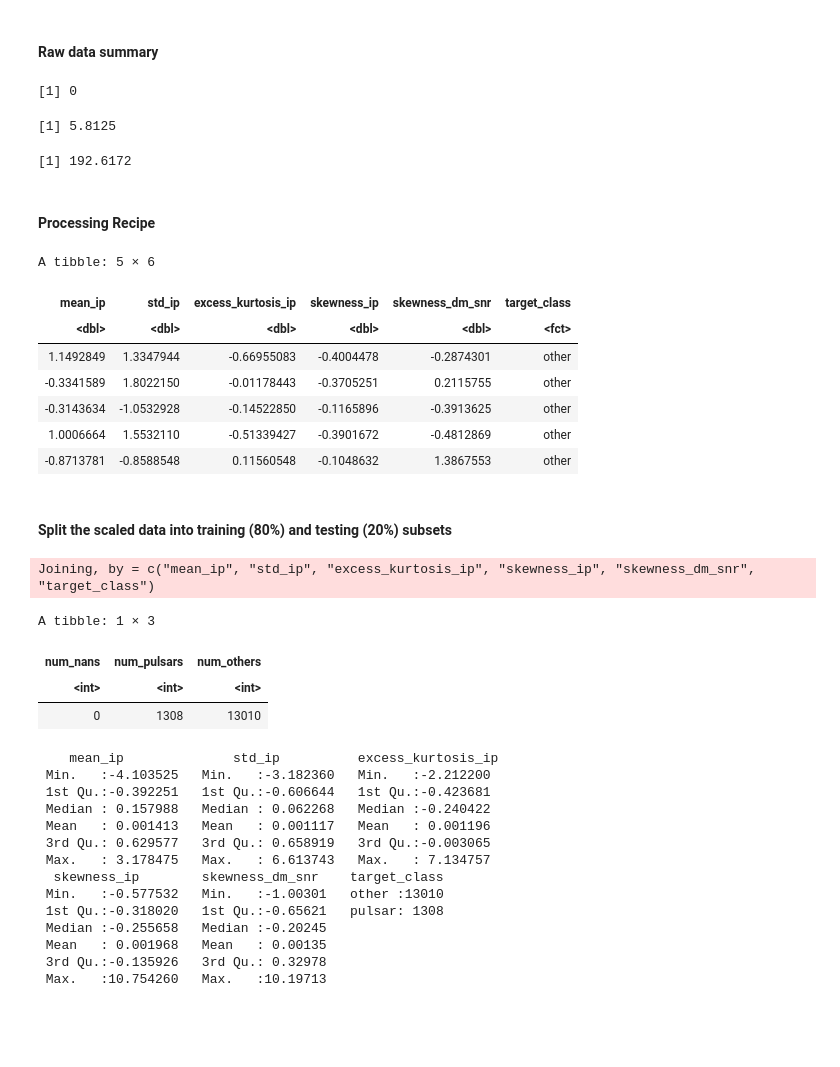
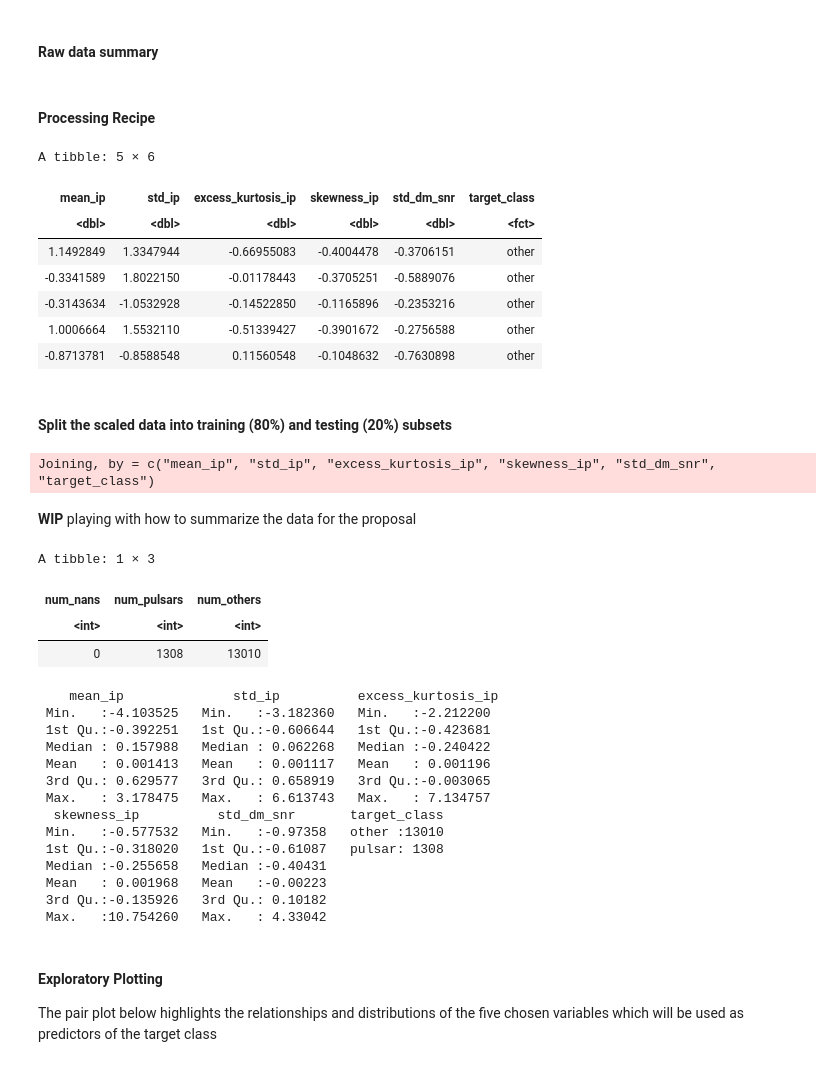
Before and after one commit to tccw/dsci100-group-project, a Jupyter notebook: group_proposal_pulsars.ipynb, the cells around one changed output. Cells and saved outputs as stored; diff of their text form; code cells hidden in the pictures; blank space fills up the shorter version.

```diff
--- a/group_proposal_pulsars.ipynb
+++ b/group_proposal_pulsars.ipynb
@@ -84,46 +84,37 @@ A tibble: 5 × 9
 | 88.72656 | 40.67223 | 0.60086608 | 1.1234917 | 1.178930 | 11.46872 | 14.269573 | ... |
 # %% [markdown]
 #### Raw data summary
-# %%
-
-sum(is.na(pulsar_data))
-min(pulsar_data %>% select(mean_ip))
-max(pulsar_data %>% select(mean_ip))
-# %% [output]
-[1] 0
-[1] 5.8125
-[1] 192.6172
 # %% [markdown]
 #### Processing Recipe
 # %%
-pulsar_recipe <- recipe(target_class ~ mean_ip + std_ip + excess_kurtosis_ip + skewness_ip + skewness_dm_snr, data = pulsar_data) %>%
+pulsar_recipe <- recipe(target_class ~ mean_ip + std_ip + excess_kurtosis_ip + skewness_ip + std_dm_snr, data = pulsar_data) %>%
                     na.omit() %>%
-                    step_scale(all_predictors()) %>%
-                    step_center(all_predictors())
+                    step_center(all_predictors()) %>%
+                    step_scale(all_predictors())
 
 pulsar_recipe_all <- recipe(target_class ~ ., data = pulsar_data) %>%
                     na.omit() %>%
                     step_scale(all_predictors()) %>%
                     step_center(all_predictors())
 
 pulsar_scaled <- pulsar_recipe %>%
                     prep() %>%
                     bake(pulsar_data)
-
+# for comparison; possibly removed in final doc
 pulsar_scaled_all <- pulsar_recipe_all %>%
                     prep() %>%
                     bake(pulsar_data)
 
 pulsar_scaled %>%  head(5)
 # %% [output]
 A tibble: 5 × 6
-| mean_ip | std_ip | excess_kurtosis_ip | skewness_ip | skewness_dm_snr | target_class |
+| mean_ip | std_ip | excess_kurtosis_ip | skewness_ip | std_dm_snr | target_class |
 | <dbl> | <dbl> | <dbl> | <dbl> | <dbl> | <fct> |
-| 1.1492849 | 1.3347944 | -0.66955083 | -0.4004478 | -0.2874301 | other |
-| -0.3341589 | 1.8022150 | -0.01178443 | -0.3705251 | 0.2115755 | other |
-| -0.3143634 | -1.0532928 | -0.14522850 | -0.1165896 | -0.3913625 | other |
-| 1.0006664 | 1.5532110 | -0.51339427 | -0.3901672 | -0.4812869 | other |
-| -0.8713781 | -0.8588548 | 0.11560548 | -0.1048632 | 1.3867553 | other |
+| 1.1492849 | 1.3347944 | -0.66955083 | -0.4004478 | -0.3706151 | other |
+| -0.3341589 | 1.8022150 | -0.01178443 | -0.3705251 | -0.5889076 | other |
+| -0.3143634 | -1.0532928 | -0.14522850 | -0.1165896 | -0.2353216 | other |
+| 1.0006664 | 1.5532110 | -0.51339427 | -0.3901672 | -0.2756588 | other |
+| -0.8713781 | -0.8588548 | 0.11560548 | -0.1048632 | -0.7630898 | other |
 # %% [markdown]
 #### Split the scaled data into training (80%) and testing (20%) subsets
 # %%
@@ -133,7 +124,9 @@ pulsar_training = pulsar_scaled %>% sample_frac(0.8)
 # use dplyr's anti_join to maintain data exclusivity between the test and training subsets
 pulsar_testing = anti_join(pulsar_scaled, pulsar_training)  # anti-join by all
 # %% [output]
-Joining, by = c("mean_ip", "std_ip", "excess_kurtosis_ip", "skewness_ip", "skewness_dm_snr", "target_class")
+Joining, by = c("mean_ip", "std_ip", "excess_kurtosis_ip", "skewness_ip", "std_dm_snr", "target_class")
+# %% [markdown]
+**WIP** playing with how to summarize the data for the proposal
 # %%
 stats_tibble <- tibble(num_nans = sum(is.na(pulsar_training)),
                        num_pulsars = sum(pulsar_training$target_class == "pulsar"),
@@ -152,11 +145,14 @@ A tibble: 1 × 3
  Mean   : 0.001413   Mean   : 0.001117   Mean   : 0.001196
  3rd Qu.: 0.629577   3rd Qu.: 0.658919   3rd Qu.:-0.003065
  Max.   : 3.178475   Max.   : 6.613743   Max.   : 7.134757
-  skewness_ip        skewness_dm_snr    target_class
- Min.   :-0.577532   Min.   :-1.00301   other :13010
- 1st Qu.:-0.318020   1st Qu.:-0.65621   pulsar: 1308
- Median :-0.255658   Median :-0.20245
- Mean   : 0.001968   Mean   : 0.00135
- 3rd Qu.:-0.135926   3rd Qu.: 0.32978
- Max.   :10.754260   Max.   :10.19713
+  skewness_ip          std_dm_snr       target_class
+ Min.   :-0.577532   Min.   :-0.97358   other :13010
+ 1st Qu.:-0.318020   1st Qu.:-0.61087   pulsar: 1308
+ Median :-0.255658   Median :-0.40431
+ Mean   : 0.001968   Mean   :-0.00223
+ 3rd Qu.:-0.135926   3rd Qu.: 0.10182
+ Max.   :10.754260   Max.   : 4.33042
+# %% [markdown]
+#### Exploratory Plotting
+The pair plot below highlights the relationships and distributions of the five chosen variables which will be used as predictors of the target class
 # %%
```
Also changed, not shown: parts of 8 cells of this notebook.
